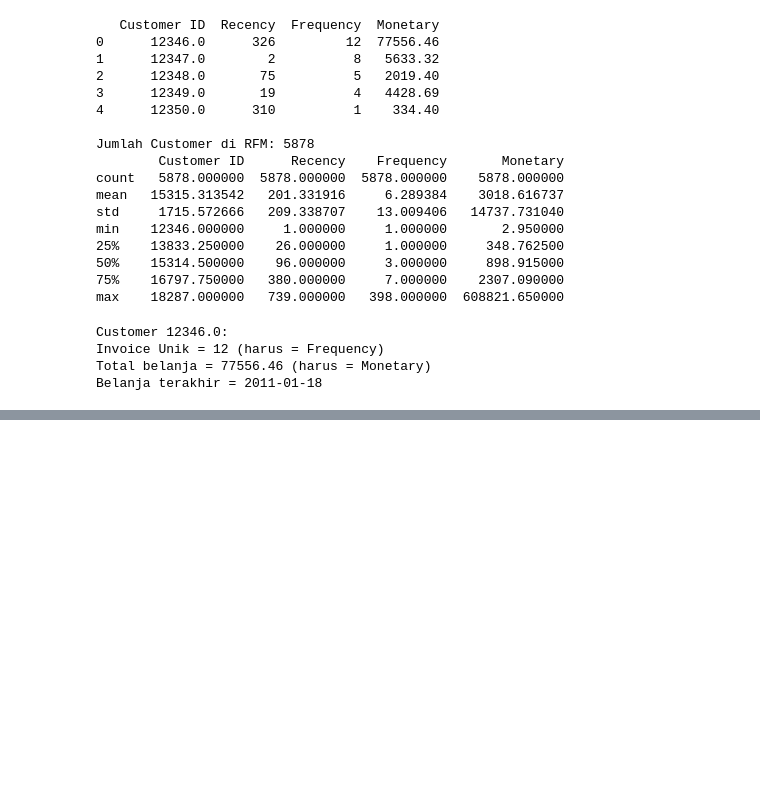
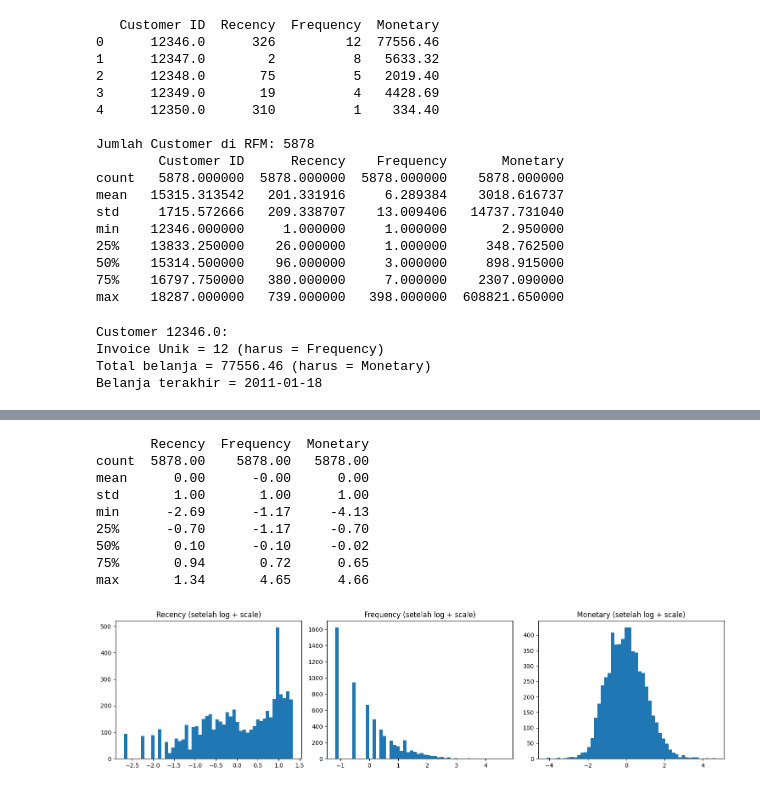
Before and after one commit to Naitkomahli/Customer-Segmentation-use-RFM-Analysis-with-K-Means-Clustering, a Jupyter notebook: model.ipynb, the cells around one changed output, grey strips where cells are left out. Cells and saved outputs as stored; diff of their text form; code cells hidden in the pictures; blank space fills up the shorter version.

```diff
--- a/model.ipynb
+++ b/model.ipynb
@@ -196,0 +211,4 @@ Belanja terakhir = 2011-01-18
+# %%
+# Log Transform
+rfm_log = rfm[['Recency', 'Frequency', 'Monetary']].apply(np.log)
+print(rfm_log.describe())
@@ -196,0 +225,29 @@ Belanja terakhir = 2011-01-18
+# %%
+# Scaling dengan StandardScaler
+from sklearn.preprocessing import StandardScaler
+
+scaler = StandardScaler()
+rfm_scaled = scaler.fit_transform(rfm_log)
+
+rfm_scaled = pd.DataFrame(rfm_scaled, columns=['Recency', 'Frequency', 'Monetary'])
+# %%
+# Verifikasi hasil preprocessing
+print(rfm_scaled.describe().round(2))
+
+fig, axes = plt.subplots(1, 3, figsize=(15,4))
+for ax, col in zip(axes, ['Recency', 'Frequency', 'Monetary']):
+    ax.hist(rfm_scaled[col], bins=50)
+    ax.set_title(f'{col} (setelah log + scale)')
+plt.tight_layout()
+plt.show()
+# %% [output]
+       Recency  Frequency  Monetary
+count  5878.00    5878.00   5878.00
+mean      0.00      -0.00      0.00
+std       1.00       1.00      1.00
+min      -2.69      -1.17     -4.13
+25%      -0.70      -1.17     -0.70
+50%       0.10      -0.10     -0.02
+75%       0.94       0.72      0.65
+max       1.34       4.65      4.66
+[figure, added]
```
Also changed, not shown: parts of 3 cells of this notebook.
